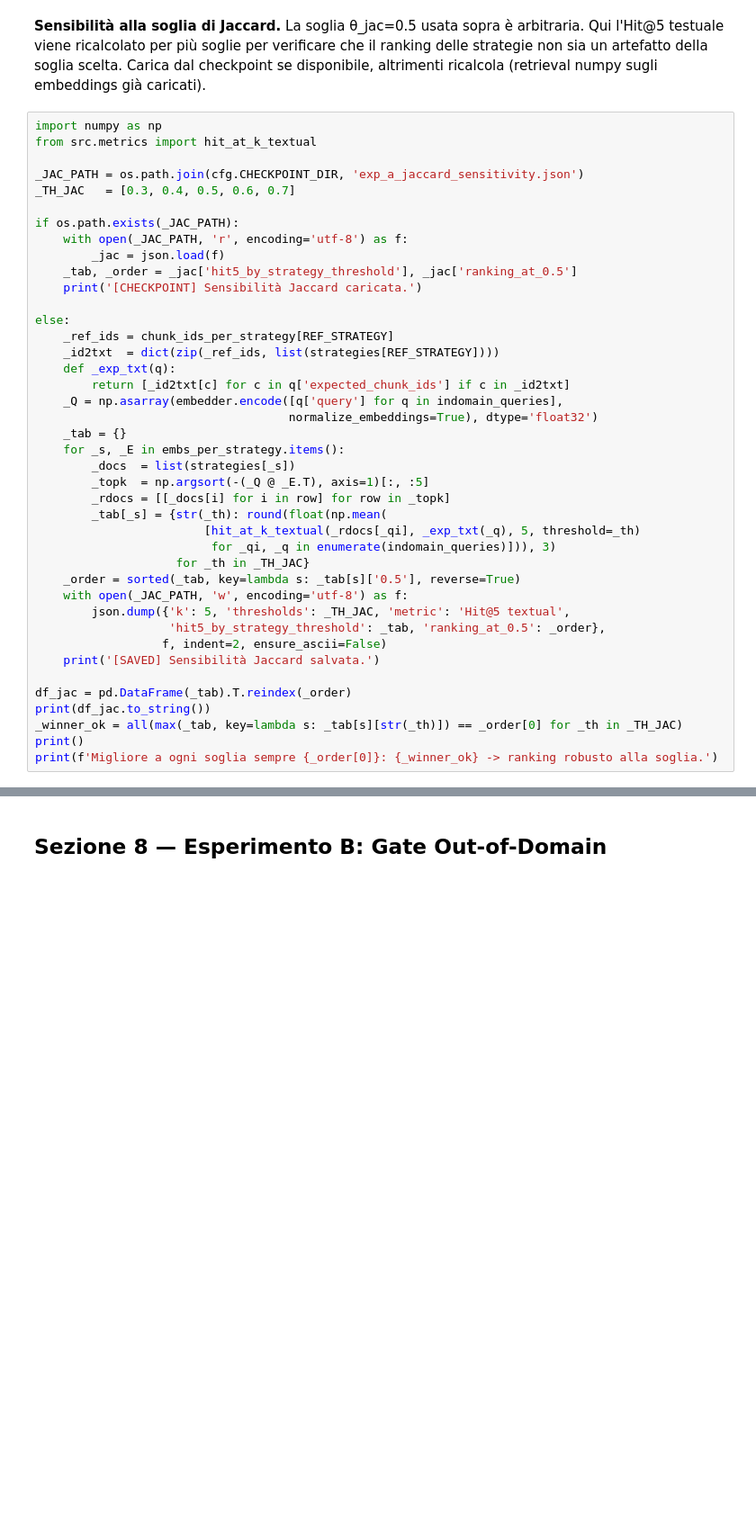
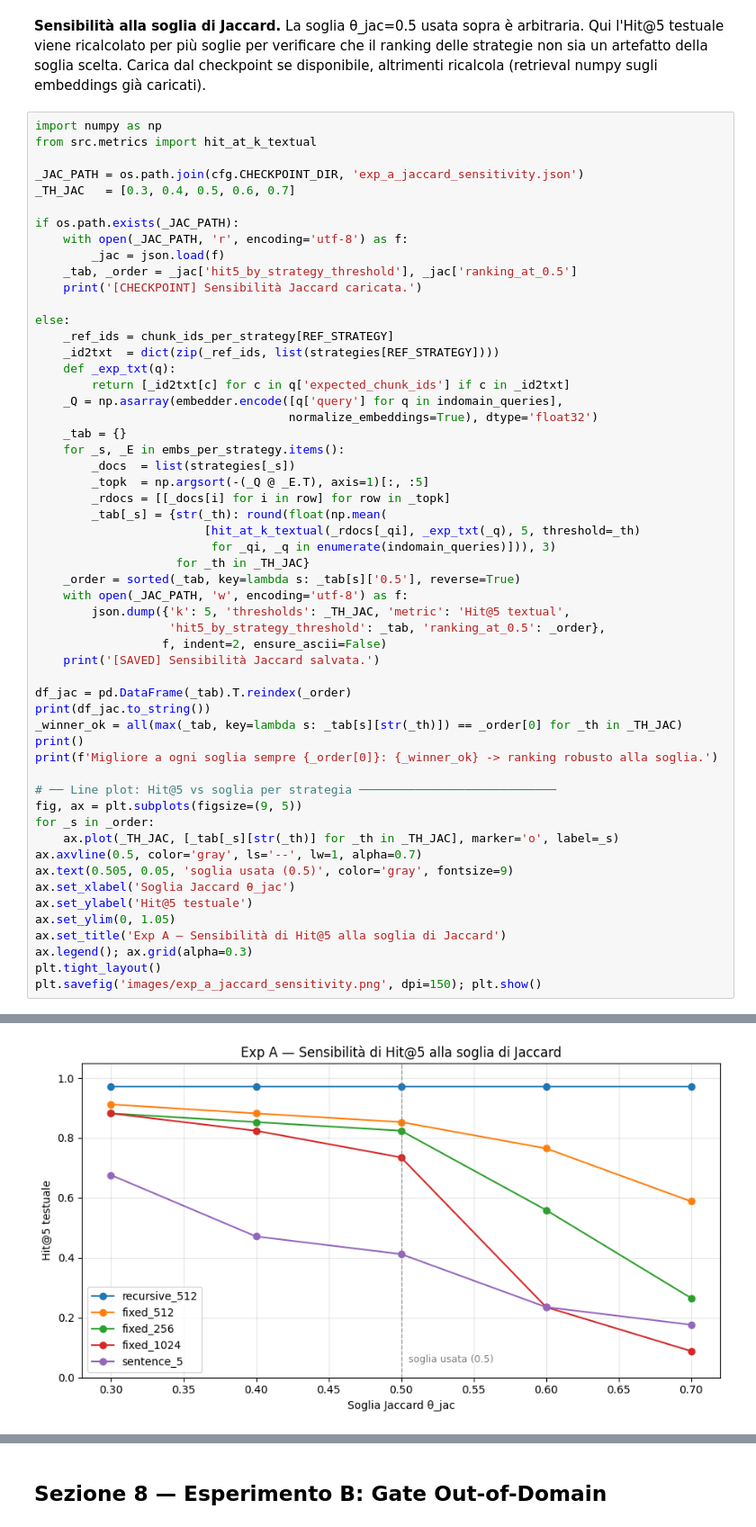
Before and after one commit to Ergys97/progetto-DLNN, a Jupyter notebook: rag_experiment.ipynb, the cells around one changed output, grey strips where cells are left out. Shown at 90% size. Cells and saved outputs as stored; diff of their text form; blank space fills up the shorter version.

```diff
--- a/rag_experiment.ipynb
+++ b/rag_experiment.ipynb
@@ -306,30 +308,45 @@ else:
     for _s, _E in embs_per_strategy.items():
         _docs  = list(strategies[_s])
         _topk  = np.argsort(-(_Q @ _E.T), axis=1)[:, :5]
         _rdocs = [[_docs[i] for i in row] for row in _topk]
         _tab[_s] = {str(_th): round(float(np.mean(
                         [hit_at_k_textual(_rdocs[_qi], _exp_txt(_q), 5, threshold=_th)
                          for _qi, _q in enumerate(indomain_queries)])), 3)
                     for _th in _TH_JAC}
     _order = sorted(_tab, key=lambda s: _tab[s]['0.5'], reverse=True)
     with open(_JAC_PATH, 'w', encoding='utf-8') as f:
         json.dump({'k': 5, 'thresholds': _TH_JAC, 'metric': 'Hit@5 textual',
                    'hit5_by_strategy_threshold': _tab, 'ranking_at_0.5': _order},
                   f, indent=2, ensure_ascii=False)
     print('[SAVED] Sensibilità Jaccard salvata.')
 
 df_jac = pd.DataFrame(_tab).T.reindex(_order)
 print(df_jac.to_string())
 _winner_ok = all(max(_tab, key=lambda s: _tab[s][str(_th)]) == _order[0] for _th in _TH_JAC)
 print()
 print(f'Migliore a ogni soglia sempre {_order[0]}: {_winner_ok} -> ranking robusto alla soglia.')
+
+# ── Line plot: Hit@5 vs soglia per strategia ────────────────────────────
+fig, ax = plt.subplots(figsize=(9, 5))
+for _s in _order:
+    ax.plot(_TH_JAC, [_tab[_s][str(_th)] for _th in _TH_JAC], marker='o', label=_s)
+ax.axvline(0.5, color='gray', ls='--', lw=1, alpha=0.7)
+ax.text(0.505, 0.05, 'soglia usata (0.5)', color='gray', fontsize=9)
+ax.set_xlabel('Soglia Jaccard θ_jac')
+ax.set_ylabel('Hit@5 testuale')
+ax.set_ylim(0, 1.05)
+ax.set_title('Exp A — Sensibilità di Hit@5 alla soglia di Jaccard')
+ax.legend(); ax.grid(alpha=0.3)
+plt.tight_layout()
+plt.savefig('images/exp_a_jaccard_sensitivity.png', dpi=150); plt.show()
 # %% [output]
 [CHECKPOINT] Sensibilità Jaccard caricata.
                  0.3    0.4    0.5    0.6    0.7
 recursive_512  0.971  0.971  0.971  0.971  0.971
 fixed_512      0.912  0.882  0.853  0.765  0.588
 fixed_256      0.882  0.853  0.824  0.559  0.265
 fixed_1024     0.882  0.824  0.735  0.235  0.088
 sentence_5     0.676  0.471  0.412  0.235  0.176
 
 Migliore a ogni soglia sempre recursive_512: True -> ranking robusto alla soglia.
+[figure, added]
```
Also changed, not shown: parts of 22 cells of this notebook, 20 other files.
